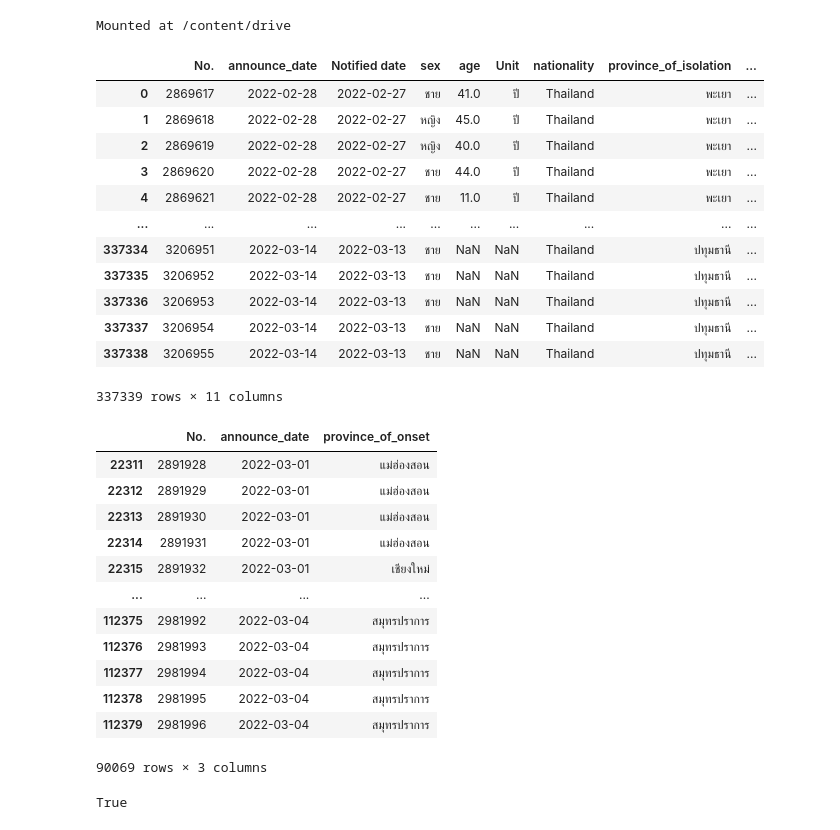
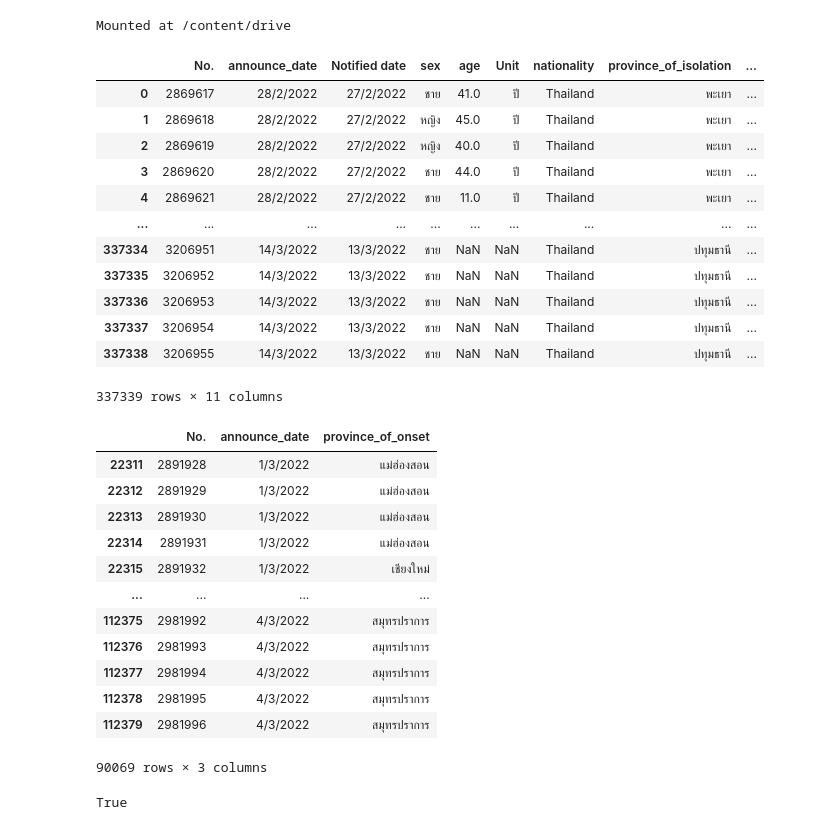
Before and after one commit to chanikansuksen/data_viz_2022, a Jupyter notebook: DataViz04_Data_Comparison.ipynb, the cells around one changed output. Drawn from its saved outputs; the diff is of its cells as text; code cells hidden in the pictures.

```diff
--- a/DataViz04_Data_Comparison.ipynb
+++ b/DataViz04_Data_Comparison.ipynb
@@ -396,44 +396,44 @@ path = '/content/drive/My Drive/dataviz_2021_data'
 # %% [output]
 Mounted at /content/drive
 # %%
-data_file_path=os.path.join(path,'confirmed-cases-since-280265.xlsx')
-data_cases=pd.read_excel(data_file_path)
+data_file_path=os.path.join(path,'confirmed-cases-since-280265.csv')
+data_cases=pd.read_csv(data_file_path)
 # %%
 data_cases
 # %% [output]
 |  | No. | announce_date | Notified date | sex | age | Unit | nationality | province_of_isolation | ... |
-| 0 | 2869617 | 2022-02-28 | 2022-02-27 | ชาย | 41.0 | ปี | Thailand | พะเยา | ... |
-| 1 | 2869618 | 2022-02-28 | 2022-02-27 | หญิง | 45.0 | ปี | Thailand | พะเยา | ... |
-| 2 | 2869619 | 2022-02-28 | 2022-02-27 | หญิง | 40.0 | ปี | Thailand | พะเยา | ... |
-| 3 | 2869620 | 2022-02-28 | 2022-02-27 | ชาย | 44.0 | ปี | Thailand | พะเยา | ... |
-| 4 | 2869621 | 2022-02-28 | 2022-02-27 | ชาย | 11.0 | ปี | Thailand | พะเยา | ... |
+| 0 | 2869617 | 28/2/2022 | 27/2/2022 | ชาย | 41.0 | ปี | Thailand | พะเยา | ... |
+| 1 | 2869618 | 28/2/2022 | 27/2/2022 | หญิง | 45.0 | ปี | Thailand | พะเยา | ... |
+| 2 | 2869619 | 28/2/2022 | 27/2/2022 | หญิง | 40.0 | ปี | Thailand | พะเยา | ... |
+| 3 | 2869620 | 28/2/2022 | 27/2/2022 | ชาย | 44.0 | ปี | Thailand | พะเยา | ... |
+| 4 | 2869621 | 28/2/2022 | 27/2/2022 | ชาย | 11.0 | ปี | Thailand | พะเยา | ... |
 | ... | ... | ... | ... | ... | ... | ... | ... | ... | ... |
-| 337334 | 3206951 | 2022-03-14 | 2022-03-13 | ชาย | NaN | NaN | Thailand | ปทุมธานี | ... |
-| 337335 | 3206952 | 2022-03-14 | 2022-03-13 | ชาย | NaN | NaN | Thailand | ปทุมธานี | ... |
-| 337336 | 3206953 | 2022-03-14 | 2022-03-13 | ชาย | NaN | NaN | Thailand | ปทุมธานี | ... |
-| 337337 | 3206954 | 2022-03-14 | 2022-03-13 | ชาย | NaN | NaN | Thailand | ปทุมธานี | ... |
-| 337338 | 3206955 | 2022-03-14 | 2022-03-13 | ชาย | NaN | NaN | Thailand | ปทุมธานี | ... |
+| 337334 | 3206951 | 14/3/2022 | 13/3/2022 | ชาย | NaN | NaN | Thailand | ปทุมธานี | ... |
+| 337335 | 3206952 | 14/3/2022 | 13/3/2022 | ชาย | NaN | NaN | Thailand | ปทุมธานี | ... |
+| 337336 | 3206953 | 14/3/2022 | 13/3/2022 | ชาย | NaN | NaN | Thailand | ปทุมธานี | ... |
+| 337337 | 3206954 | 14/3/2022 | 13/3/2022 | ชาย | NaN | NaN | Thailand | ปทุมธานี | ... |
+| 337338 | 3206955 | 14/3/2022 | 13/3/2022 | ชาย | NaN | NaN | Thailand | ปทุมธานี | ... |
 337339 rows × 11 columns
 # %%
-d1_3 = data_cases[data_cases['announce_date'] == '03/01/2022'][['No.', 'announce_date', 'province_of_onset']]
-d2_3 = data_cases[data_cases['announce_date'] == '03/02/2022'][['No.', 'announce_date', 'province_of_onset']]
-d3_3 = data_cases[data_cases['announce_date'] == '03/03/2022'][['No.', 'announce_date', 'province_of_onset']]
-d4_3 = data_cases[data_cases['announce_date'] == '03/04/2022'][['No.', 'announce_date', 'province_of_onset']]
+d1_3 = data_cases[data_cases['announce_date'] == '1/3/2022'][['No.', 'announce_date', 'province_of_onset']]
+d2_3 = data_cases[data_cases['announce_date'] == '2/3/2022'][['No.', 'announce_date', 'province_of_onset']]
+d3_3 = data_cases[data_cases['announce_date'] == '3/3/2022'][['No.', 'announce_date', 'province_of_onset']]
+d4_3 = data_cases[data_cases['announce_date'] == '4/3/2022'][['No.', 'announce_date', 'province_of_onset']]
 data_covid = pd.concat([d1_3,d2_3,d3_3,d4_3]) #รวมตาราง
 data_covid
 # %% [output]
 |  | No. | announce_date | province_of_onset |
-| 22311 | 2891928 | 2022-03-01 | แม่ฮ่องสอน |
-| 22312 | 2891929 | 2022-03-01 | แม่ฮ่องสอน |
-| 22313 | 2891930 | 2022-03-01 | แม่ฮ่องสอน |
-| 22314 | 2891931 | 2022-03-01 | แม่ฮ่องสอน |
-| 22315 | 2891932 | 2022-03-01 | เชียงใหม่ |
+| 22311 | 2891928 | 1/3/2022 | แม่ฮ่องสอน |
+| 22312 | 2891929 | 1/3/2022 | แม่ฮ่องสอน |
+| 22313 | 2891930 | 1/3/2022 | แม่ฮ่องสอน |
+| 22314 | 2891931 | 1/3/2022 | แม่ฮ่องสอน |
+| 22315 | 2891932 | 1/3/2022 | เชียงใหม่ |
 | ... | ... | ... | ... |
-| 112375 | 2981992 | 2022-03-04 | สมุทรปราการ |
-| 112376 | 2981993 | 2022-03-04 | สมุทรปราการ |
-| 112377 | 2981994 | 2022-03-04 | สมุทรปราการ |
-| 112378 | 2981995 | 2022-03-04 | สมุทรปราการ |
-| 112379 | 2981996 | 2022-03-04 | สมุทรปราการ |
+| 112375 | 2981992 | 4/3/2022 | สมุทรปราการ |
+| 112376 | 2981993 | 4/3/2022 | สมุทรปราการ |
+| 112377 | 2981994 | 4/3/2022 | สมุทรปราการ |
+| 112378 | 2981995 | 4/3/2022 | สมุทรปราการ |
+| 112379 | 2981996 | 4/3/2022 | สมุทรปราการ |
 90069 rows × 3 columns
 # %%
 data_covid.isnull().any().any()
```
Also changed, not shown: parts of 4 cells of this notebook.
